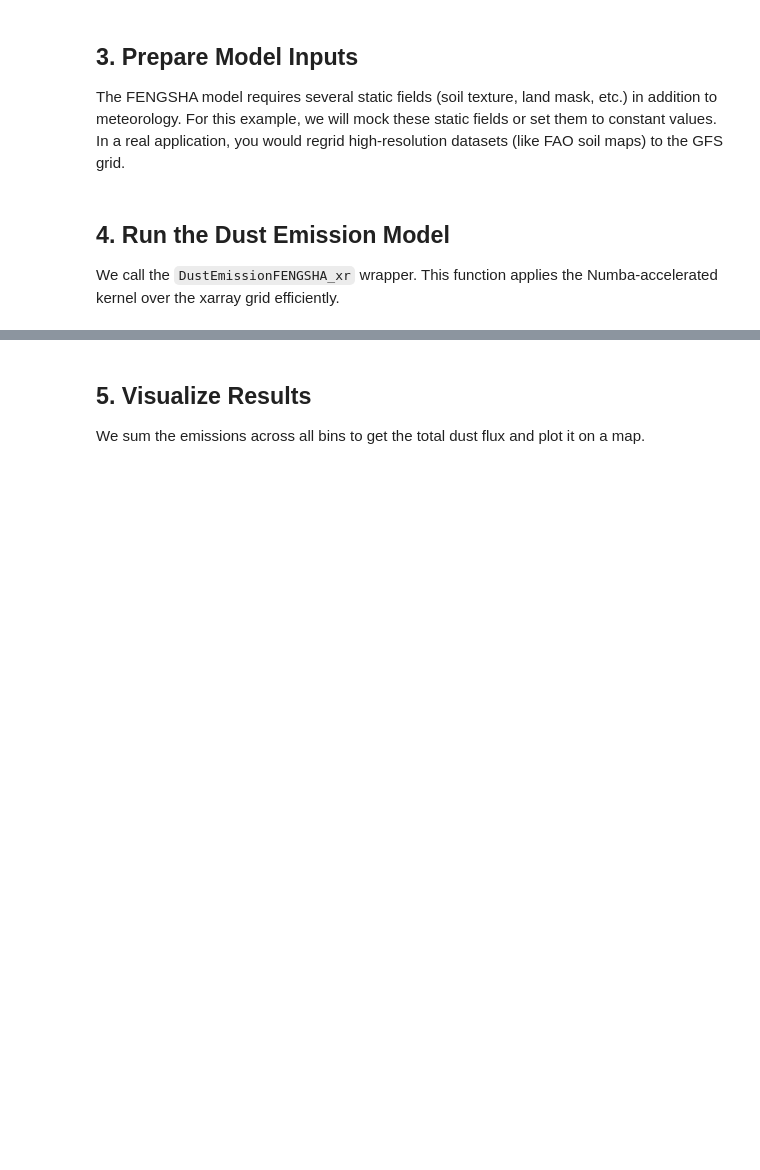
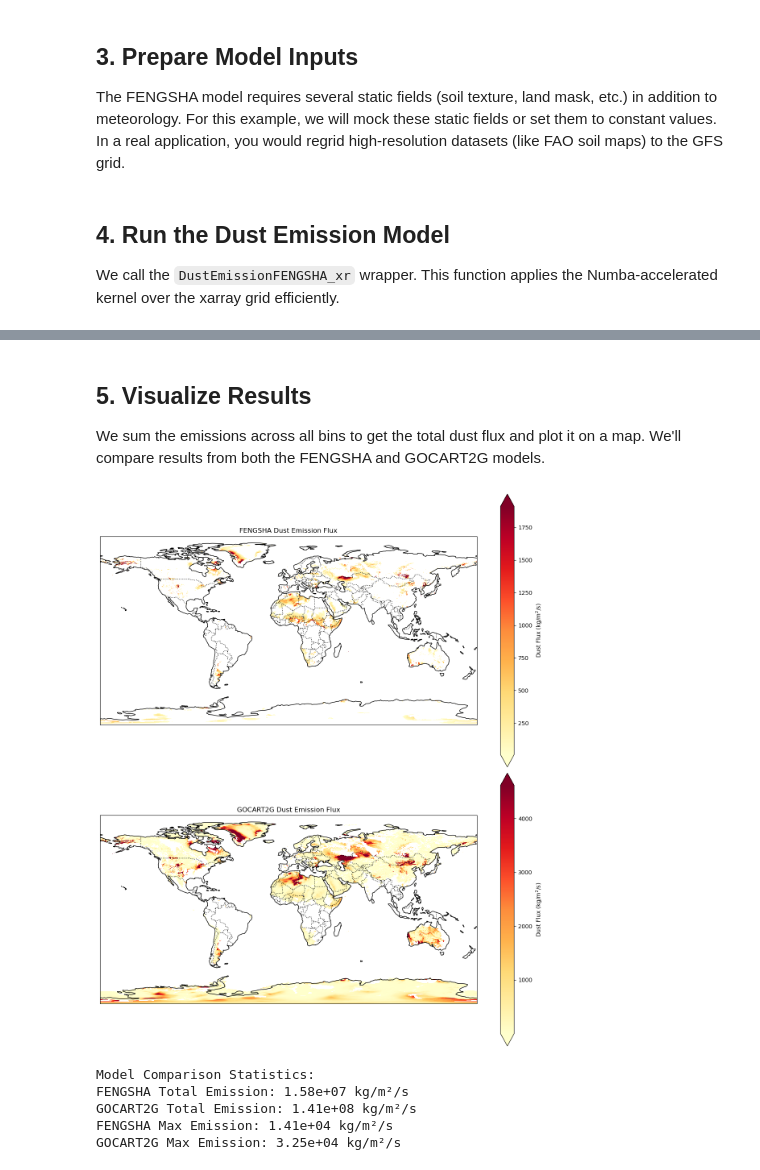
Before and after one commit to bbakernoaa/pyfengsha, a Jupyter notebook: examples/gfs_dust_emission.ipynb, the cells around one changed output, grey strips where cells are left out. Saved outputs shown, nothing was run; the diff lists cells and outputs as text; code cells hidden in the pictures; blank space fills up the shorter version.

```diff
--- a/examples/gfs_dust_emission.ipynb
+++ b/examples/gfs_dust_emission.ipynb
@@ -159,8 +180,10 @@ silt = xr.full_like(ustar, 0.3)  # 30% Silt
 ssm = xr.ones_like(ustar)
 
 # 4. Drag Partition (Roughness)
-# Lower values (< ~0.1) allow emission. High values (vegetation, rocks) suppress it.
-rdrag = xr.full_like(ustar, 0.01)
+# Higher values (closer to 1.0) represent smoother surfaces like deserts
+# Lower values (< 0.1) represent rough surfaces like forests
+# For desert conditions, we use 0.8 (relatively smooth surface)
+rdrag = xr.full_like(ustar, 0.8)
 
 # 5. Air Density
 airdens = xr.full_like(ustar, 1.225)
@@ -186,10 +209,12 @@ distribution = xr.DataArray(
 )
 
 # 9. Other Scalar Constants
-alpha = 1.0  # Global tuning constant
+# NOTE: Alpha parameter needs to be scaled appropriately for realistic emissions
+# A value of ~1e8 produces emissions comparable to GOCART2G
+alpha = 1.0e8  # Global tuning constant (scaled for realistic magnitudes)
 gamma = 1.0  # Emission exponential factor
 kvhmax = 1.0  # Max vertical-to-horizontal flux ratio
-grav = 9.81
+grav = 9.81  # Gravity in m/s²
 drylimit_factor = 1.0
 moist_correct = 1.0
 drag_opt = 0  # 0 = Use rdrag directly
@@ -229,25 +332,54 @@ print(f"Output shape: {emissions.shape} (lat, lon, bin)")
 # %% [markdown]
 ## 5. Visualize Results
 
-We sum the emissions across all bins to get the total dust flux and plot it on a map.
+We sum the emissions across all bins to get the total dust flux and plot it on a map. We'll compare results from both the FENGSHA and GOCART2G models.
 # %%
-# Sum over all particle size bins
-total_emission = emissions.sum(dim="bin")
+# Sum over all particle size bins for both models
+total_emission_fengsha = emissions.sum(dim="bin")
+total_emission_gocart = gocart_emissions.sum(dim="bin")
 
-# Plot
-plt.figure(figsize=(12, 7))
-ax = plt.axes(projection=ccrs.PlateCarree())
-ax.coastlines()
-ax.add_feature(cfeature.BORDERS, linestyle=":")
+# Create comparison plot
+fig, axes = plt.subplots(2, 1, figsize=(12, 14), subplot_kw={'projection': ccrs.PlateCarree()})
 
-# Plot data, masking zeros for better visualization
-total_emission.where(total_emission > 0).plot(
-    ax=ax,
+# FENGSHA results
+ax1 = axes[0]
+ax1.coastlines()
+ax1.add_feature(cfeature.BORDERS, linestyle=":")
+total_emission_fengsha.where(total_emission_fengsha > 0).plot(
+    ax=ax1,
     transform=ccrs.PlateCarree(),
     cmap="YlOrRd",
     cbar_kwargs={"label": "Dust Flux (kg/m$^2$/s)"},
-    robust=True,  # Handles outliers in color scaling
+    robust=True,
 )
+ax1.set_title("FENGSHA Dust Emission Flux")
 
-plt.title("Total Dust Emission Flux")
+# GOCART2G results
+ax2 = axes[1]
+ax2.coastlines()
+ax2.add_feature(cfeature.BORDERS, linestyle=":")
+total_emission_gocart.where(total_emission_gocart > 0).plot(
+    ax=ax2,
+    transform=ccrs.PlateCarree(),
+    cmap="YlOrRd",
+    cbar_kwargs={"label": "Dust Flux (kg/m$^2$/s)"},
+    robust=True,
+)
+ax2.set_title("GOCART2G Dust Emission Flux")
+
+plt.tight_layout()
 plt.show()
+
+# Print some statistics
+print("\nModel Comparison Statistics:")
+print(f"FENGSHA Total Emission: {total_emission_fengsha.sum().values:.2e} kg/m²/s")
+print(f"GOCART2G Total Emission: {total_emission_gocart.sum().values:.2e} kg/m²/s")
+print(f"FENGSHA Max Emission: {total_emission_fengsha.max().values:.2e} kg/m²/s")
+print(f"GOCART2G Max Emission: {total_emission_gocart.max().values:.2e} kg/m²/s")
+# %% [output]
+[figure, added]
+Model Comparison Statistics:
+FENGSHA Total Emission: 1.58e+07 kg/m²/s
+GOCART2G Total Emission: 1.41e+08 kg/m²/s
+FENGSHA Max Emission: 1.41e+04 kg/m²/s
+GOCART2G Max Emission: 3.25e+04 kg/m²/s
```
Also changed, not shown: parts of 6 cells of this notebook, 1 other file.
